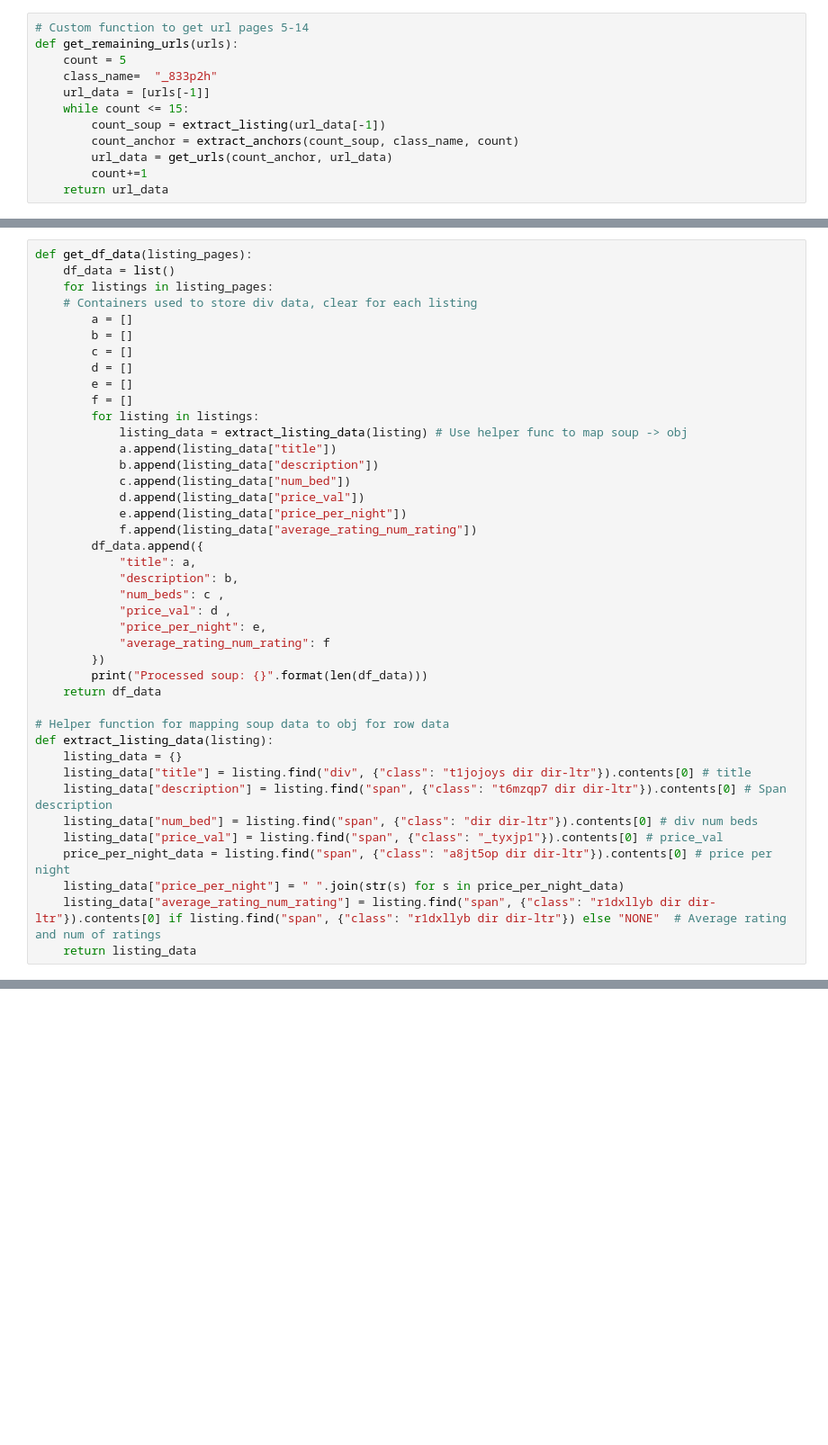
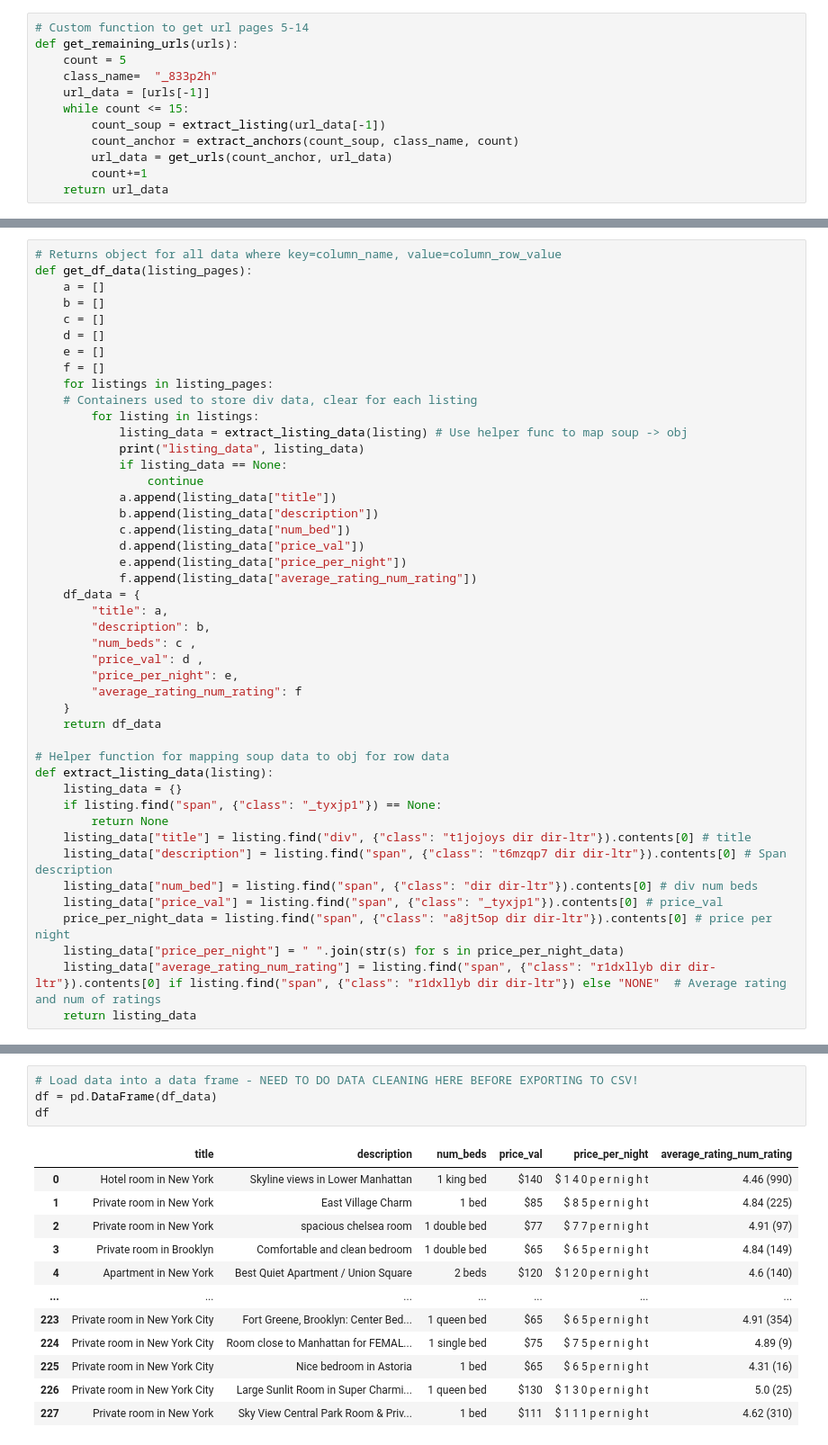
Before and after one commit to hpuma/Airbnb_Rental_Project, a Jupyter notebook: AIr_BNB_Web_Scraper.ipynb, the cells around one changed output, grey strips where cells are left out. Shown at 90% size. Saved outputs shown, nothing was run; the diff lists cells and outputs as text; blank space fills up the shorter version.

Commit message:
Updated script to export all data, still needs data cleaning step before exporting to csv

```diff
--- a/AIr_BNB_Web_Scraper.ipynb
+++ b/AIr_BNB_Web_Scraper.ipynb
@@ -168,38 +167,42 @@ Extracted Data: https://www.airbnb.com/s/New-York/homes?place_id=ChIJOwg_06VPwok
 Extracted Data: https://www.airbnb.com/s/New-York/homes?place_id=ChIJOwg_06VPwokRYv534QaPC8g&refinement_paths%5B%5D=%2Fhomes&flexible_trip_dates%5B%5D=april&flexible_trip_dates%5B%5D=august&flexible_t ...
 Extracted Data: https://www.airbnb.com/s/New-York/homes?place_id=ChIJOwg_06VPwokRYv534QaPC8g&refinement_paths%5B%5D=%2Fhomes&flexible_trip_dates%5B%5D=april&flexible_trip_dates%5B%5D=august&flexible_t ...
 # %%
+# Returns object for all data where key=column_name, value=column_row_value
 def get_df_data(listing_pages):
-    df_data = list()
+    a = []
+    b = []
+    c = []
+    d = []
+    e = []
+    f = []
     for listings in listing_pages:
     # Containers used to store div data, clear for each listing
-        a = []
-        b = []
-        c = []
-        d = []
-        e = []
-        f = []
         for listing in listings:
             listing_data = extract_listing_data(listing) # Use helper func to map soup -> obj
+            print("listing_data", listing_data)
+            if listing_data == None:
+                continue
             a.append(listing_data["title"])
             b.append(listing_data["description"])
             c.append(listing_data["num_bed"])
             d.append(listing_data["price_val"])
             e.append(listing_data["price_per_night"])
             f.append(listing_data["average_rating_num_rating"])
-        df_data.append({
-            "title": a,
-            "description": b,
-            "num_beds": c ,
-            "price_val": d ,
-            "price_per_night": e,
-            "average_rating_num_rating": f
-        })
-        print("Processed soup: {}".format(len(df_data)))
+    df_data = {
+        "title": a,
+        "description": b,
+        "num_beds": c ,
+        "price_val": d ,
+        "price_per_night": e,
+        "average_rating_num_rating": f
+    }
     return df_data
 
 # Helper function for mapping soup data to obj for row data
 def extract_listing_data(listing):
     listing_data = {}
+    if listing.find("span", {"class": "_tyxjp1"}) == None:
+        return None
     listing_data["title"] = listing.find("div", {"class": "t1jojoys dir dir-ltr"}).contents[0] # title
     listing_data["description"] = listing.find("span", {"class": "t6mzqp7 dir dir-ltr"}).contents[0] # Span description
     listing_data["num_bed"] = listing.find("span", {"class": "dir dir-ltr"}).contents[0] # div num beds
@@ -227,0 +255,17 @@ Processed soup: 14
+# %%
+# Load data into a data frame - NEED TO DO DATA CLEANING HERE BEFORE EXPORTING TO CSV!
+df = pd.DataFrame(df_data)
+df
+# %% [output]
+|  | title | description | num_beds | price_val | price_per_night | average_rating_num_rating |
+| 0 | Hotel room in New York | Skyline views in Lower Manhattan | 1 king bed | $140 | $ 1 4 0 p e r n i g h t | 4.46 (990) |
+| 1 | Private room in New York | East Village Charm | 1 bed | $85 | $ 8 5 p e r n i g h t | 4.84 (225) |
+| 2 | Private room in New York | spacious chelsea room | 1 double bed | $77 | $ 7 7 p e r n i g h t | 4.91 (97) |
+| 3 | Private room in Brooklyn | Comfortable and clean bedroom | 1 double bed | $65 | $ 6 5 p e r n i g h t | 4.84 (149) |
+| 4 | Apartment in New York | Best Quiet Apartment / Union Square | 2 beds | $120 | $ 1 2 0 p e r n i g h t | 4.6 (140) |
+| ... | ... | ... | ... | ... | ... | ... |
+| 223 | Private room in New York City | Fort Greene, Brooklyn: Center Bed... | 1 queen bed | $65 | $ 6 5 p e r n i g h t | 4.91 (354) |
+| 224 | Private room in New York City | Room close to Manhattan for FEMAL... | 1 single bed | $75 | $ 7 5 p e r n i g h t | 4.89 (9) |
+| 225 | Private room in New York City | Nice bedroom in Astoria | 1 bed | $65 | $ 6 5 p e r n i g h t | 4.31 (16) |
+| 226 | Private room in New York City | Large Sunlit Room in Super Charmi... | 1 queen bed | $130 | $ 1 3 0 p e r n i g h t | 5.0 (25) |
+| 227 | Private room in New York | Sky View Central Park Room & Priv... | 1 bed | $111 | $ 1 1 1 p e r n i g h t | 4.62 (310) |
```
Also changed, not shown: parts of 8 cells of this notebook.
